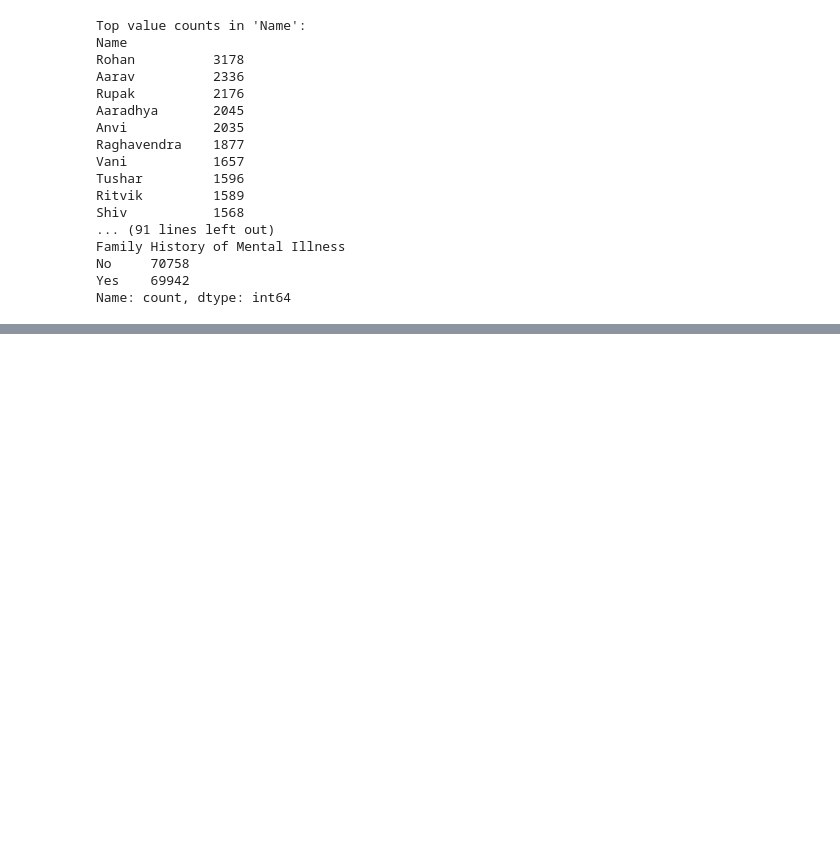
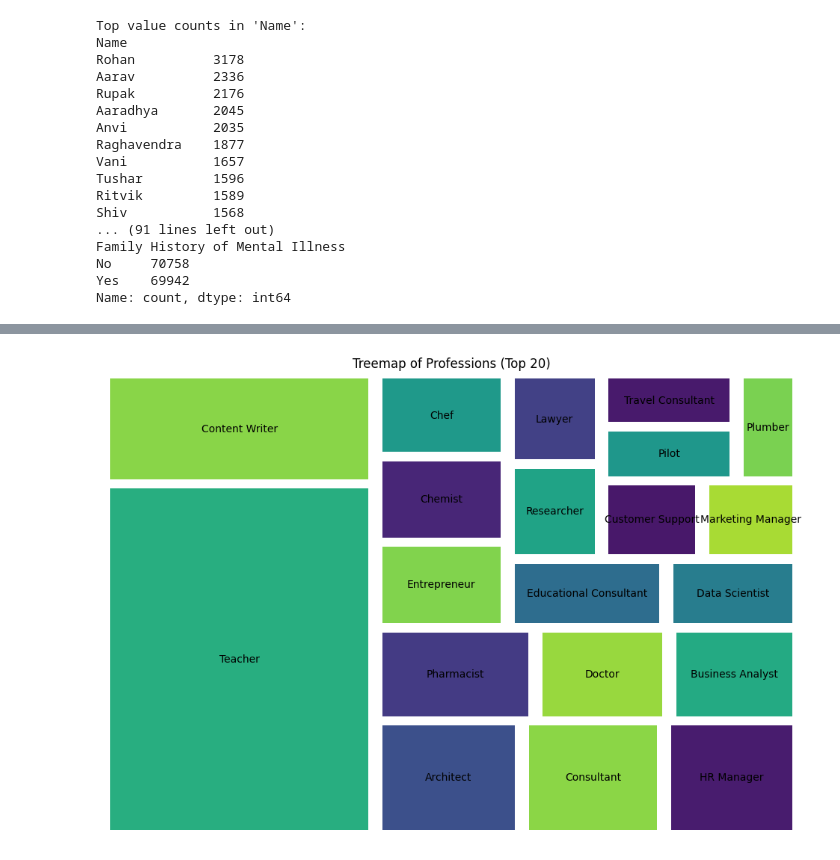
Before and after one commit to G-Bielokozowicz/Mental-Health-Prediction, a Jupyter notebook: main.ipynb, the cells around one changed output, grey strips where cells are left out. Cells and saved outputs as stored; diff of their text form; code cells hidden in the pictures; blank space fills up the shorter version.

```diff
--- a/main.ipynb
+++ b/main.ipynb
@@ -129,0 +171,12 @@ Name: count, dtype: int64
+# %%
+# Treemap of top 20 professions
+profession_count = df_train['Profession'].value_counts().nlargest(20)
+sizes = profession_count.values[:20]
+tree_labels = [label for label in profession_count.index[:20]]
+plt.figure(figsize=(12, 8))
+squarify.plot(sizes=sizes, label=tree_labels, pad=True)
+plt.title(f"Treemap of Professions (Top 20)")
+plt.axis("off")
+plt.show()
+# %% [output]
+[figure, added]
```
Also changed, not shown: parts of 6 cells of this notebook.
